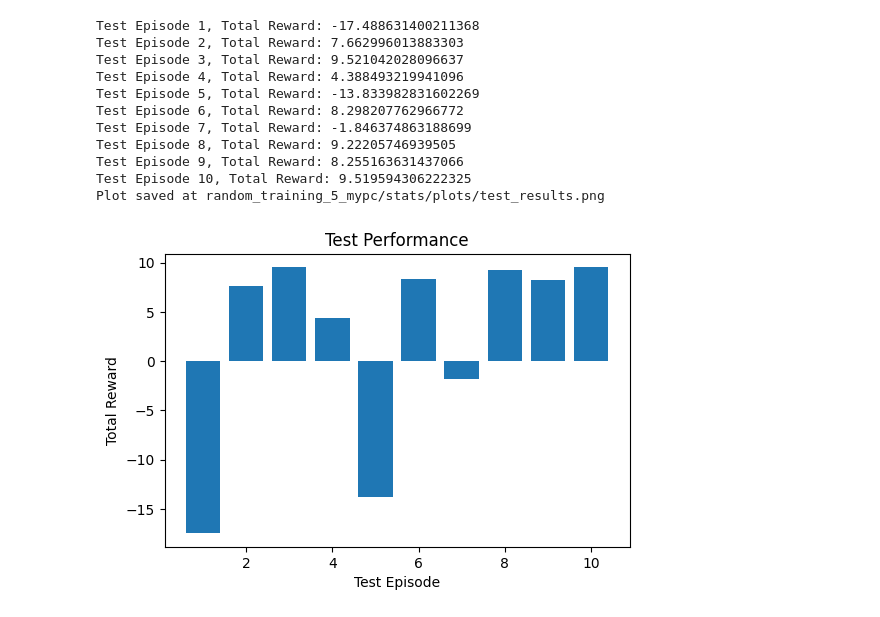
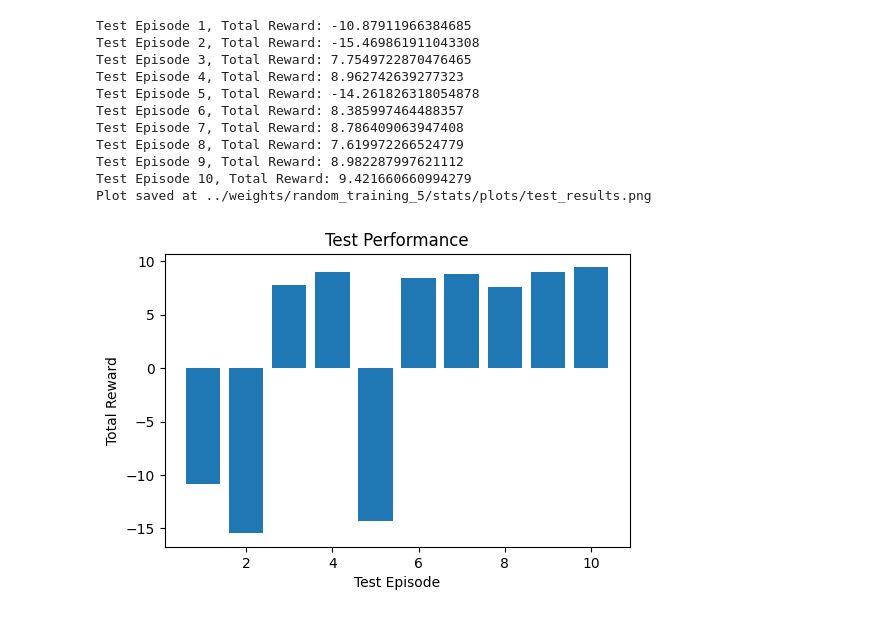
Before and after one commit to JoJoBarthold2/hockey-en-mallorca, a Jupyter notebook: src/hockey-env/test_agent_on_hockey_after_training.ipynb, the cells around one changed output. Cells and saved outputs as stored; diff of their text form; code cells hidden in the pictures.

```diff
--- a/src/hockey-env/test_agent_on_hockey_after_training.ipynb
+++ b/src/hockey-env/test_agent_on_hockey_after_training.ipynb
@@ -26,7 +27,7 @@ seed = SEED_TRAIN_1
 USE_MORE_ACTIONS = True
 # %%
 reload(h_env)
-env_name = "random_training_5_mypc"
+env_name = "../weights/random_training_5"
 env = h_env.HockeyEnv()
 h_env.HockeyEnv().seed(seed)
 
@@ -38,10 +39,7 @@ else:
     action_space = env.discrete_action_space
 
 agent = Dueling_DDQN_Agent(state_space, action_space, seed = seed, eps = 0.01, learning_rate = 0.0001, hidden_sizes = [256, 256], n_steps = 5)
-agent.Q.load(env_name, "episode_1000")
-
-#opponent = RandomAgent(seed)
-opponent = h_env.BasicOpponent()
+agent.Q.load(env_name)
 
 stats, losses = sf.load_stats(env_name)
 # %% [output]
@@ -92,7 +159,7 @@ Plot saved at random_training_5_mypc/stats/plots/match_evolution.png
 test_episodes = len(SEEDS_TEST)
 test_rewards = []
 
-opponent = RandomAgent(seed)
+opponent = h_env.BasicOpponent()
 
 max_steps = 30000
 
@@ -140,10 +207,10 @@ for episode in range(test_episodes):
     print(f"Test Episode {episode+1}, Total Reward: {total_reward}")
 
     if frames:
-        os.makedirs(f"{env_name}/test_gifs", exist_ok=True)
-        imageio.mimsave(f"{env_name}/test_gifs/test_episode_{episode+1}_random.gif", frames, fps=30)
+        os.makedirs(f"{env_name}/test_gifs/weak", exist_ok=True)
+        imageio.mimsave(f"{env_name}/test_gifs/weak/test_episode_{episode+1}.gif", frames, fps=30)
 
 env.close()
 
-sf.save_test_results(env_name, test_rewards)
+sf.save_test_results(env_name, test_rewards, name = "test_results_weak")
 # %% [output]
@@ -163,7 +230,7 @@ Plot saved at random_training_5_mypc/stats/plots/test_results.png
 test_episodes = len(SEEDS_TEST)
 test_rewards = []
 
-opponent = h_env.BasicOpponent()
+opponent = h_env.BasicOpponent(weak=False)
 
 max_steps = 30000
 
@@ -211,10 +278,10 @@ for episode in range(test_episodes):
     print(f"Test Episode {episode+1}, Total Reward: {total_reward}")
 
     if frames:
-        os.makedirs(f"{env_name}/test_gifs", exist_ok=True)
-        imageio.mimsave(f"{env_name}/test_gifs/test_episode_{episode+1}_weak.gif", frames, fps=30)
+        os.makedirs(f"{env_name}/test_gifs/nonweak", exist_ok=True)
+        imageio.mimsave(f"{env_name}/test_gifs/nonweak/test_episode_{episode+1}.gif", frames, fps=30)
 
 env.close()
 
-sf.save_test_results(env_name, test_rewards)
+sf.save_test_results(env_name, test_rewards, name = "test_results_nonweak")
 # %% [output]
@@ -234,7 +301,7 @@ Plot saved at random_training_5_mypc/stats/plots/test_results.png
 test_episodes = len(SEEDS_TEST)
 test_rewards = []
 
-opponent = h_env.BasicOpponent(weak=False)
+opponent = copy.deepcopy(agent)
 
 max_steps = 30000
 
@@ -258,46 +325,47 @@ for episode in range(test_episodes):
         if frame is not None:
             frames.append(frame)
 
-        #a1 = env.discrete_to_continous_action(agent.perform_greedy_action(state))
         a1 = agent.perform_greedy_action(state, eps = 0.0)
         a2 = opponent.act(obs_agent2)
 
         if(USE_MORE_ACTIONS):
             a1_cont = MORE_ACTIONS[a1]
+            a2 = MORE_ACTIONS[a2]
         else:
             a1_cont = env.discrete_to_continous_action(a1)
+            a2 = env.discrete_to_continous_action(a2)
 
         full_action = np.hstack([a1_cont, a2])
 
         next_state, reward, done, truncated, _ = env.step(full_action)
 
         total_reward += reward
 
         state = next_state
         obs_agent2 = env.obs_agent_two()
 
         if done or truncated: break
 
     test_rewards.append(total_reward)
     print(f"Test Episode {episode+1}, Total Reward: {total_reward}")
 
     if frames:
-        os.makedirs(f"{env_name}/test_gifs", exist_ok=True)
-        imageio.mimsave(f"{env_name}/test_gifs/test_episode_{episode+1}_nonweak.gif", frames, fps=30)
+        os.makedirs(f"{env_name}/test_gifs/selfplay", exist_ok=True)
+        imageio.mimsave(f"{env_name}/test_gifs/selfplay/test_episode_{episode+1}.gif", frames, fps=30)
 
 env.close()
 
-sf.save_test_results(env_name, test_rewards)
+sf.save_test_results(env_name, test_rewards, name = "test_results_selfplay")
 # %% [output]
-Test Episode 1, Total Reward: -17.488631400211368
-Test Episode 2, Total Reward: 7.662996013883303
-Test Episode 3, Total Reward: 9.521042028096637
-Test Episode 4, Total Reward: 4.388493219941096
-Test Episode 5, Total Reward: -13.833982831602269
-Test Episode 6, Total Reward: 8.298207762966772
-Test Episode 7, Total Reward: -1.846374863188699
-Test Episode 8, Total Reward: 9.22205746939505
-Test Episode 9, Total Reward: 8.255163631437066
-Test Episode 10, Total Reward: 9.519594306222325
-Plot saved at random_training_5_mypc/stats/plots/test_results.png
+Test Episode 1, Total Reward: -10.87911966384685
+Test Episode 2, Total Reward: -15.469861911043308
+Test Episode 3, Total Reward: 7.7549722870476465
+Test Episode 4, Total Reward: 8.962742639277323
+Test Episode 5, Total Reward: -14.261826318054878
+Test Episode 6, Total Reward: 8.385997464488357
+Test Episode 7, Total Reward: 8.786409063947408
+Test Episode 8, Total Reward: 7.619972266524779
+Test Episode 9, Total Reward: 8.982287997621112
+Test Episode 10, Total Reward: 9.421660660994279
+Plot saved at ../weights/random_training_5/stats/plots/test_results.png
-[figure, old version]
+[figure, new version]
```
Also changed, not shown: parts of 10 cells of this notebook, 6 other files.
